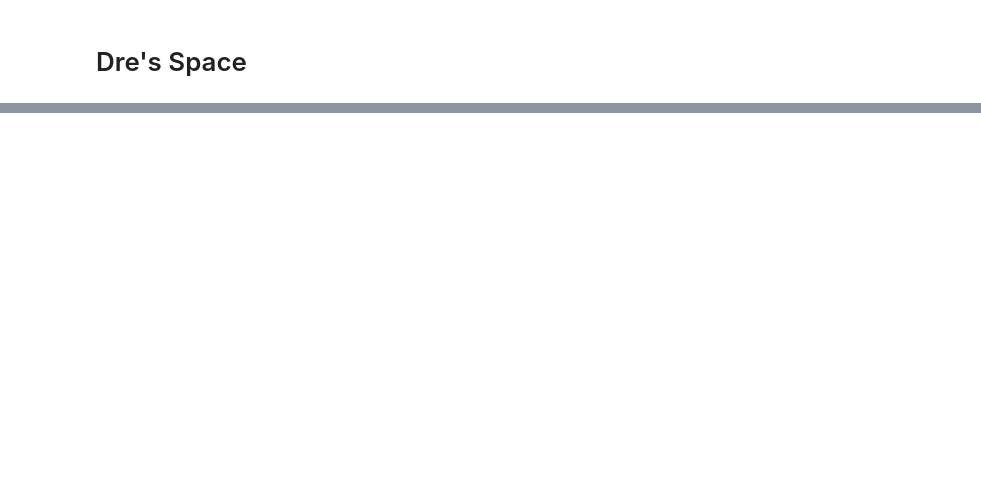
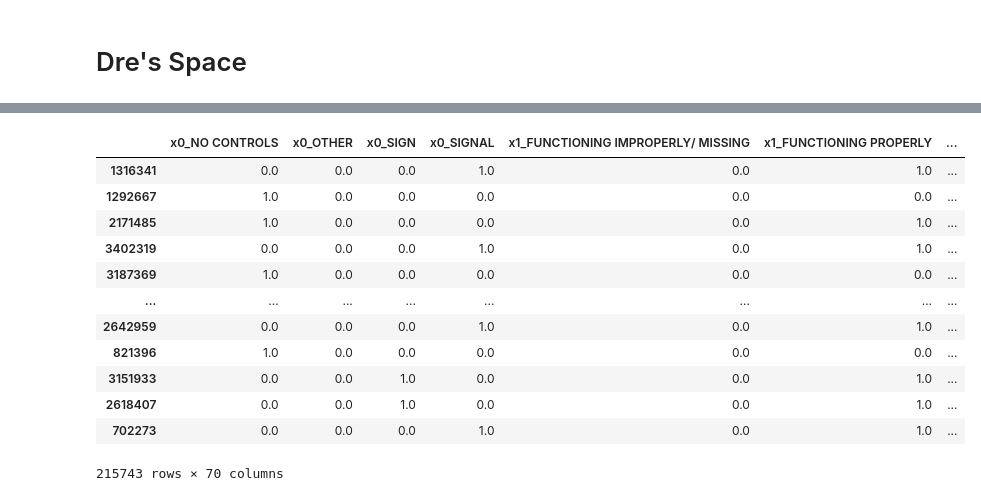
Before and after one commit to Ashendy/CarCrash_Chicago, a Jupyter notebook: DresMain.ipynb, the cells around one changed output, grey strips where cells are left out. Saved outputs shown, nothing was run; the diff lists cells and outputs as text; code cells hidden in the pictures; blank space fills up the shorter version.

```diff
--- a/DresMain.ipynb
+++ b/DresMain.ipynb
@@ -878,0 +920,3 @@ Name: count, dtype: int64
+# %%
+#SEX - drop missing values
+X_train.dropna(subset=["SEX"], inplace=True)
@@ -878,0 +1040,26 @@ Name: count, dtype: int64
+# %%
+#We will One-hot encode all of our columns
+from sklearn.preprocessing import OneHotEncoder
+
+ohe = OneHotEncoder(categories='auto')
+
+encoded_train_arr = ohe.fit_transform(X_train[category_list]).toarray()
+encoded_train_labels = ohe.get_feature_names()
+encoded_train_labels
+encoded_train_labels = np.array(encoded_train_labels).ravel()
+encoded_train_arr = pd.DataFrame(encoded_train_arr, columns = encoded_train_labels, index=X_train.index)
+encoded_train_arr
+# %% [output]
+|  | x0_NO CONTROLS | x0_OTHER | x0_SIGN | x0_SIGNAL | x1_FUNCTIONING IMPROPERLY/ MISSING | x1_FUNCTIONING PROPERLY | ... |
+| 1316341 | 0.0 | 0.0 | 0.0 | 1.0 | 0.0 | 1.0 | ... |
+| 1292667 | 1.0 | 0.0 | 0.0 | 0.0 | 0.0 | 0.0 | ... |
+| 2171485 | 1.0 | 0.0 | 0.0 | 0.0 | 0.0 | 1.0 | ... |
+| 3402319 | 0.0 | 0.0 | 0.0 | 1.0 | 0.0 | 1.0 | ... |
+| 3187369 | 1.0 | 0.0 | 0.0 | 0.0 | 0.0 | 0.0 | ... |
+| ... | ... | ... | ... | ... | ... | ... | ... |
+| 2642959 | 0.0 | 0.0 | 0.0 | 1.0 | 0.0 | 1.0 | ... |
+| 821396 | 1.0 | 0.0 | 0.0 | 0.0 | 0.0 | 0.0 | ... |
+| 3151933 | 0.0 | 0.0 | 1.0 | 0.0 | 0.0 | 1.0 | ... |
+| 2618407 | 0.0 | 0.0 | 1.0 | 0.0 | 0.0 | 1.0 | ... |
+| 702273 | 0.0 | 0.0 | 0.0 | 1.0 | 0.0 | 1.0 | ... |
+215743 rows × 70 columns
```
Also changed, not shown: parts of 65 cells of this notebook.
